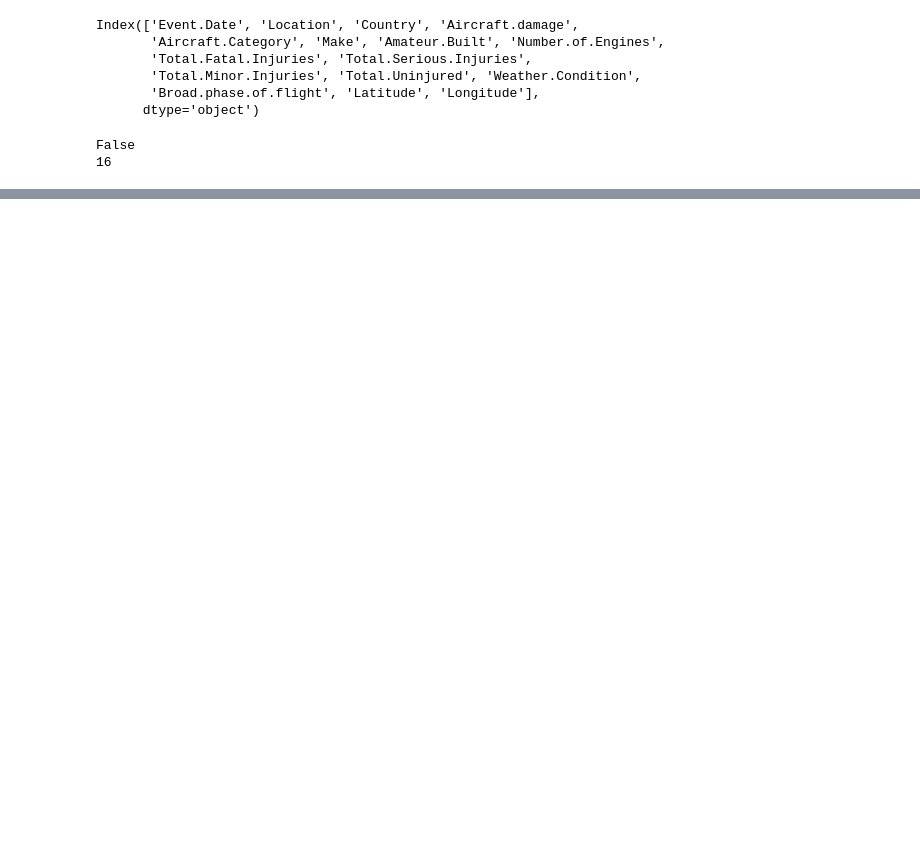
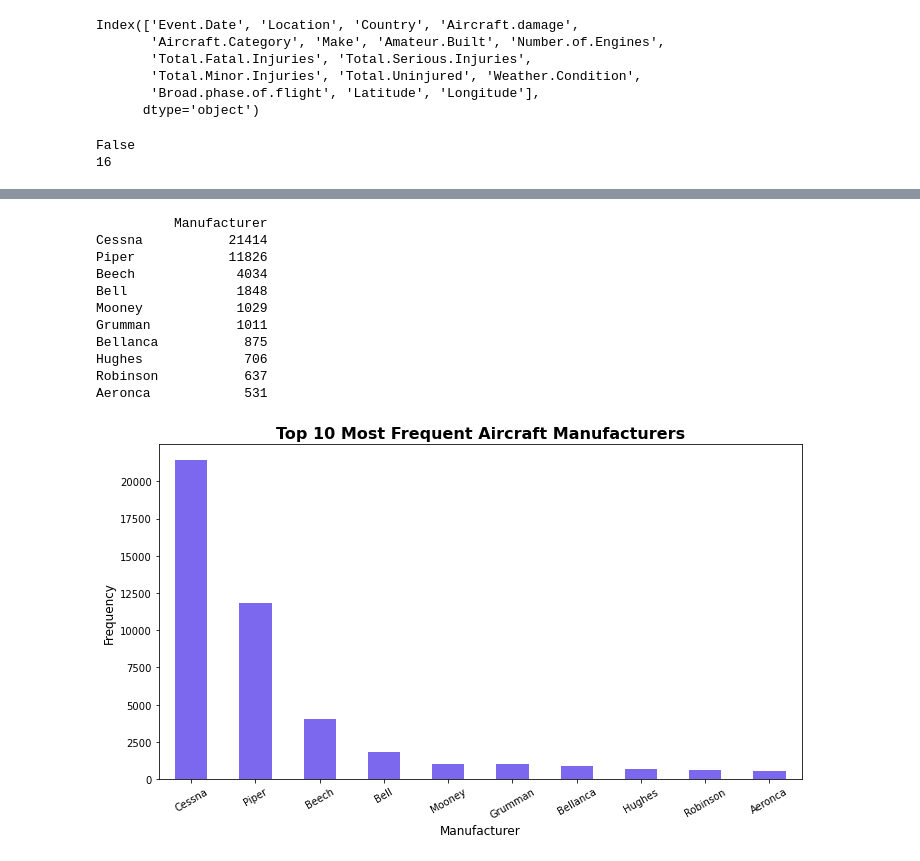
Before and after one commit to rurigi-waweru/dsfpt10-p1-dsc-phase-1-project, a Jupyter notebook: test-ground.ipynb, the cells around one changed output, grey strips where cells are left out. Saved outputs shown, nothing was run; the diff lists cells and outputs as text; code cells hidden in the pictures; blank space fills up the shorter version.

```diff
--- a/test-ground.ipynb
+++ b/test-ground.ipynb
@@ -944,0 +1074,33 @@ The End!
+# %%
+# value count frame
+print(df.Manufacturer.value_counts().to_frame()[:10], end='\n\n')
+
+# Get the top 10 most frequent makes
+top_10_manufacturers = df['Manufacturer'].value_counts()[:10]
+
+# Plot a bar graph
+plt.figure(figsize=(10, 6))
+top_10_manufacturers.plot(kind='bar', color='mediumslateblue')
+
+# Title and labels
+plt.title('Top 10 Most Frequent Aircraft Manufacturers', fontsize=16, fontweight='bold')
+plt.xlabel('Manufacturer', fontsize=12)
+plt.ylabel('Frequency', fontsize=12)
+
+# Display the plot
+plt.xticks(rotation=30)
+plt.tight_layout()
+plt.show()
+# %% [output]
+          Manufacturer
+Cessna           21414
+Piper            11826
+Beech             4034
+Bell              1848
+Mooney            1029
+Grumman           1011
+Bellanca           875
+Hughes             706
+Robinson           637
+Aeronca            531
+[figure, added]
```
Also changed, not shown: parts of 23 cells of this notebook, 4 other files.
